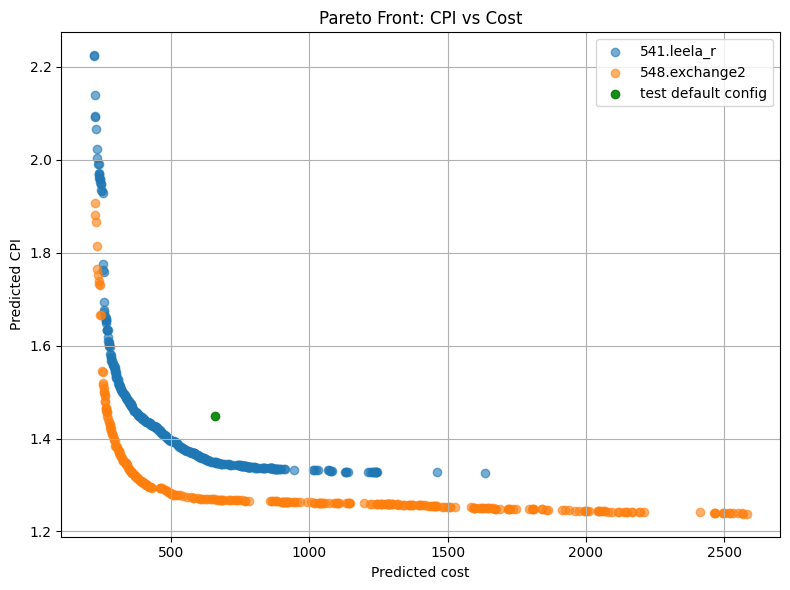
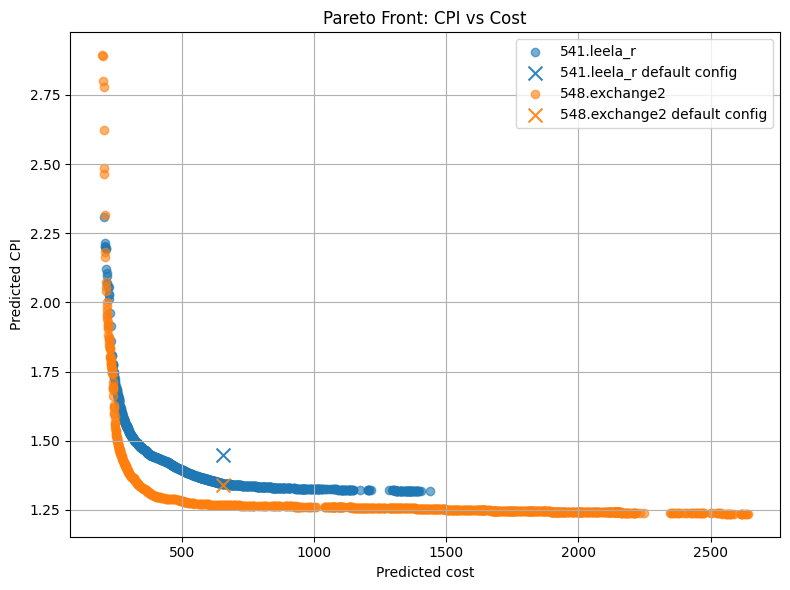
Code edit (unified diff) that turned the first committed figure into the second:
--- before
+++ after
@@ -1,10 +1,9 @@
 fig, ax = plt.subplots(figsize=(8, 6))
+color_cycle = iter(plt.rcParams["axes.prop_cycle"].by_key()["color"])
 
-for benchmark, (cost, cpi, is_validation) in pareto_graphs.items():
-    ax.scatter(cost, cpi, label=f"{benchmark}", alpha=0.6)
-
-default_cpi = 1.4477
-default_cost = 657.40
-ax.scatter(default_cost, default_cpi, c="green", label="test default config", alpha=0.9)
+for benchmark, (cost, cpi, is_validation, default_cost, default_cpi) in pareto_graphs.items():
+    color = next(color_cycle)
+    ax.scatter(cost, cpi, label=f"{benchmark}", alpha=0.6, color=color)
+    ax.scatter(default_cost, default_cpi, marker="x", s=100, label=f"{benchmark} default config", alpha=0.9, color=color)
 
 ax.set_xlabel("Predicted cost")
@@ -16,2 +15,3 @@
 plt.tight_layout()
 plt.show()
+fig.savefig("pareto_fronts/comparison_pareto_cpi_vs_cost.png", bbox_inches="tight")

Commit: Update pareto analysis